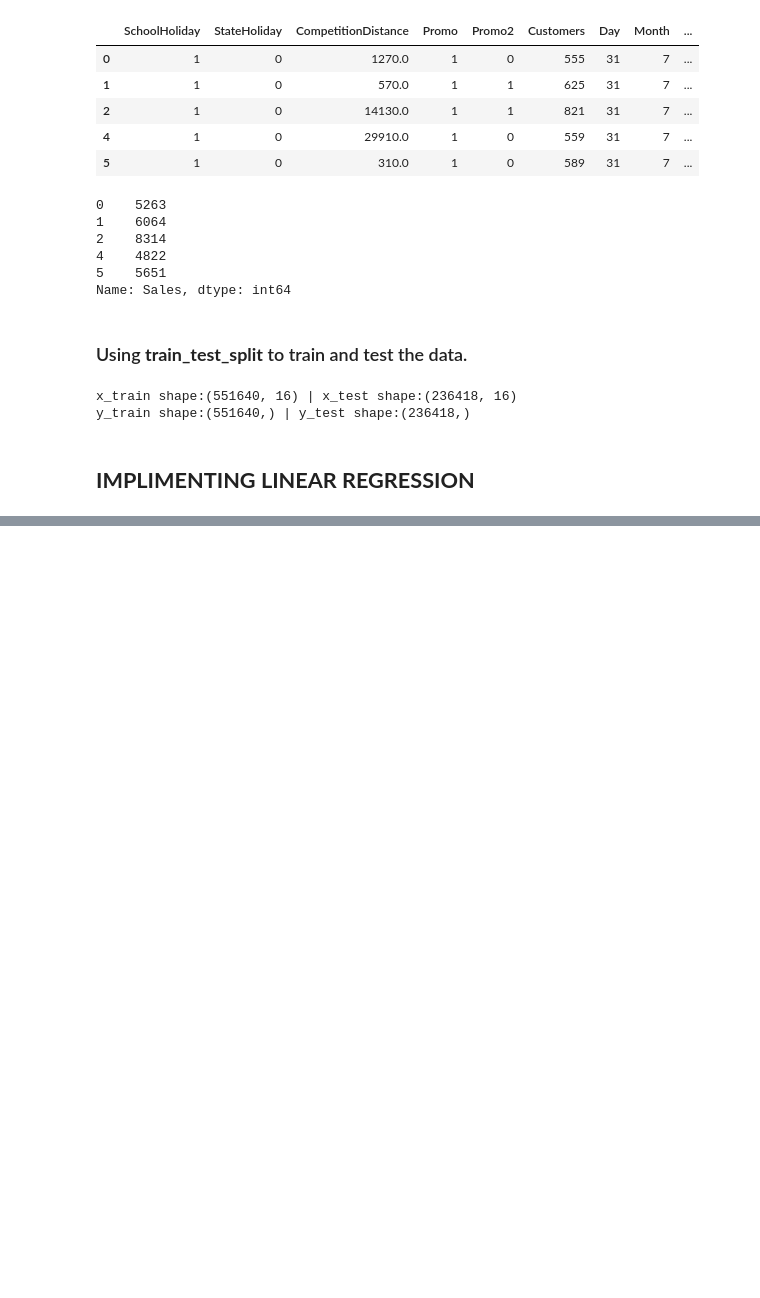
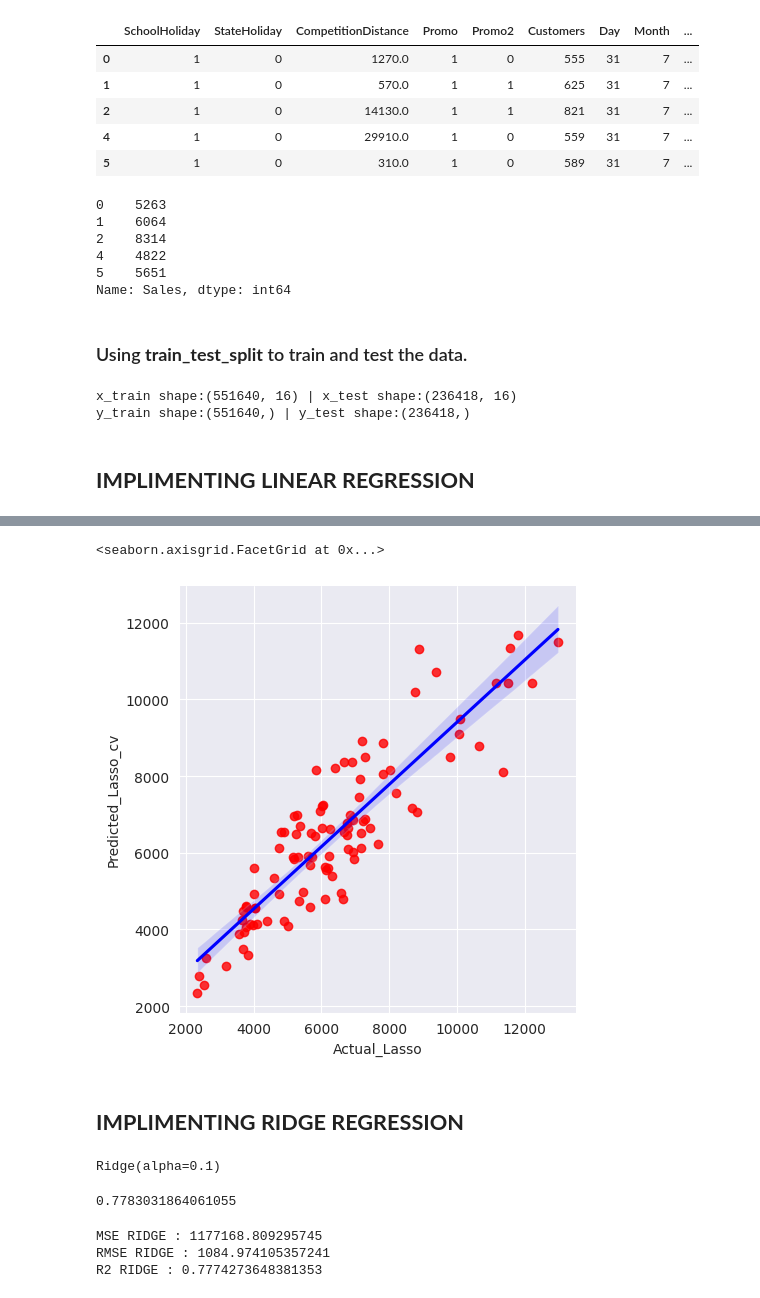
Before and after one commit to RPSahoo219/Regression_Analysis_on_Retail_Sales_Prediction, a Jupyter notebook: Retail_Sales_Prediction.ipynb, the cells around one changed output, grey strips where cells are left out. Drawn from its saved outputs; the diff is of its cells as text; code cells hidden in the pictures; blank space fills up the shorter version.

```diff
--- a/Retail_Sales_Prediction.ipynb
+++ b/Retail_Sales_Prediction.ipynb
@@ -1021,0 +1287,21 @@ y_train shape:(551640,) | y_test shape:(236418,)
+# %%
+# Plotting the data on a plane and fitting a regression line
+sns.lmplot(x= 'Actual_Lasso', y= 'Predicted_Lasso_cv', data= pd.DataFrame({'Actual_Lasso':y_test[50:150],
+                                      'Predicted_Lasso_cv':y_pred_lasso_cv_test[50:150]}), scatter_kws={'color': 'red'}, line_kws= {'color': 'b'})
+# %% [output]
+<seaborn.axisgrid.FacetGrid at 0x...>
+[figure, added]
+# %% [markdown]
+## **IMPLIMENTING RIDGE REGRESSION**
+# %%
+#Fitting Ridge regression model to the Train-test Data.
+ridge  = Ridge(alpha=0.1)
+
+ridge.fit(x_train,y_train)
+# %% [output]
+Ridge(alpha=0.1)
+# %%
+# Ridge score of the training data.
+ridge.score(x_train, y_train)
+# %% [output]
+0.7783031864061055
@@ -1021,0 +1311,14 @@ y_train shape:(551640,) | y_test shape:(236418,)
+# %%
+# Checking MSE, RMSE AND R2 Score for Ridge Regression.
+MSE_ridge  = mean_squared_error(y_test, y_pred_ridge)
+print("MSE RIDGE :" , MSE_ridge)
+
+RMSE_ridge = np.sqrt(MSE_ridge)
+print("RMSE RIDGE :" ,RMSE_ridge)
+
+r2_ridge = r2_score(y_test, y_pred_ridge)
+print("R2 RIDGE :" ,r2_ridge)
+# %% [output]
+MSE RIDGE : 1177168.809295745
+RMSE RIDGE : 1084.974105357241
+R2 RIDGE : 0.7774273648381353
```
Also changed, not shown: parts of 52 cells of this notebook.
